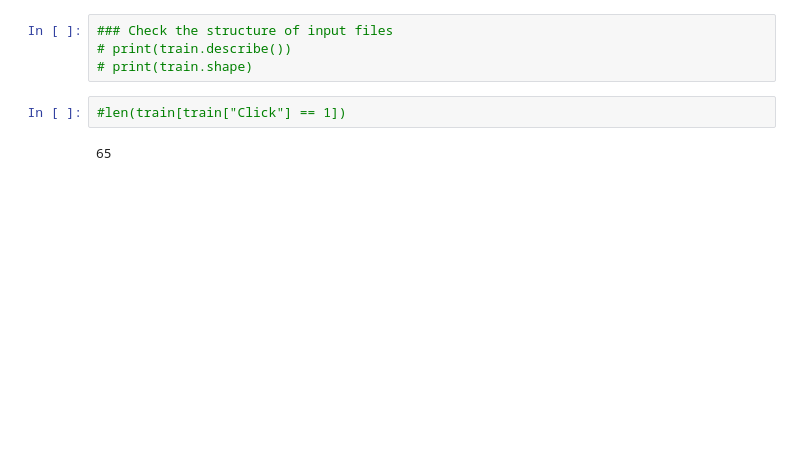
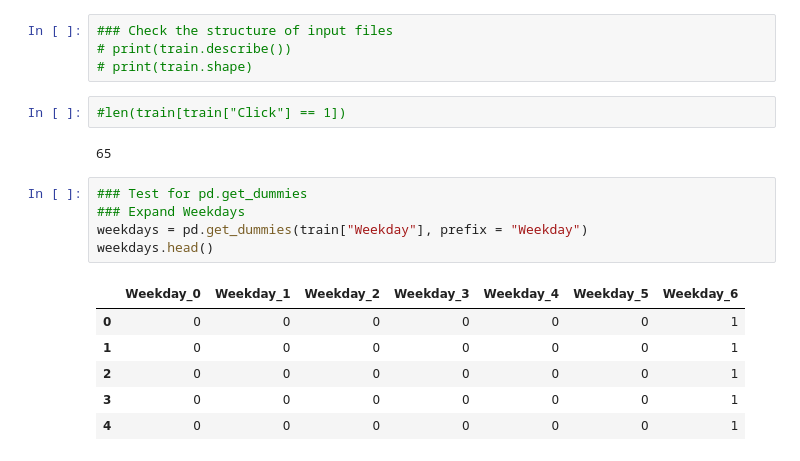
Before and after one commit to ymcdull/CTR, a Jupyter notebook: ctr.ipynb, the cells around one changed output. Cells and saved outputs as stored; diff of their text form; blank space fills up the shorter version.

```diff
--- a/ctr.ipynb
+++ b/ctr.ipynb
@@ -54,3 +57,15 @@ print(train.head())
 #len(train[train["Click"] == 1])
 # %% [output]
 65
+# %%
+### Test for pd.get_dummies
+### Expand Weekdays
+weekdays = pd.get_dummies(train["Weekday"], prefix = "Weekday")
+weekdays.head()
+# %% [output]
+|  | Weekday_0 | Weekday_1 | Weekday_2 | Weekday_3 | Weekday_4 | Weekday_5 | Weekday_6 |
+| 0 | 0 | 0 | 0 | 0 | 0 | 0 | 1 |
+| 1 | 0 | 0 | 0 | 0 | 0 | 0 | 1 |
+| 2 | 0 | 0 | 0 | 0 | 0 | 0 | 1 |
+| 3 | 0 | 0 | 0 | 0 | 0 | 0 | 1 |
+| 4 | 0 | 0 | 0 | 0 | 0 | 0 | 1 |
```
Also changed, not shown: parts of 14 cells of this notebook.
